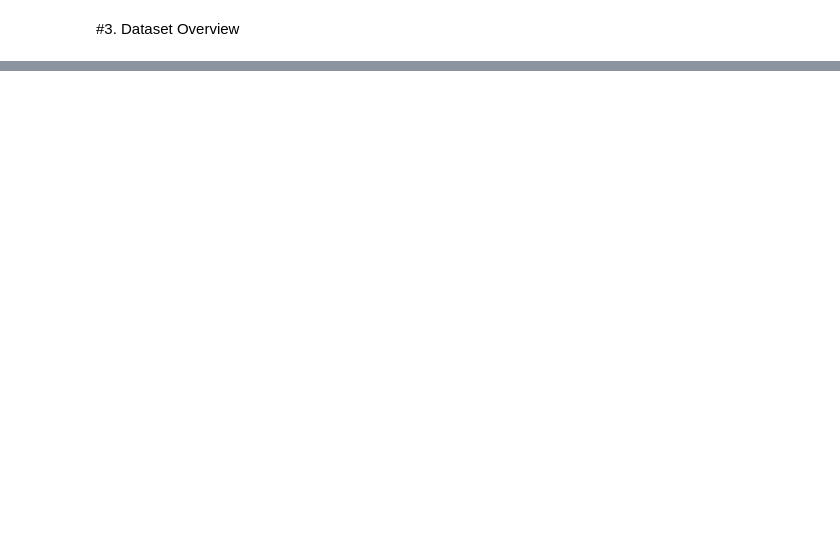
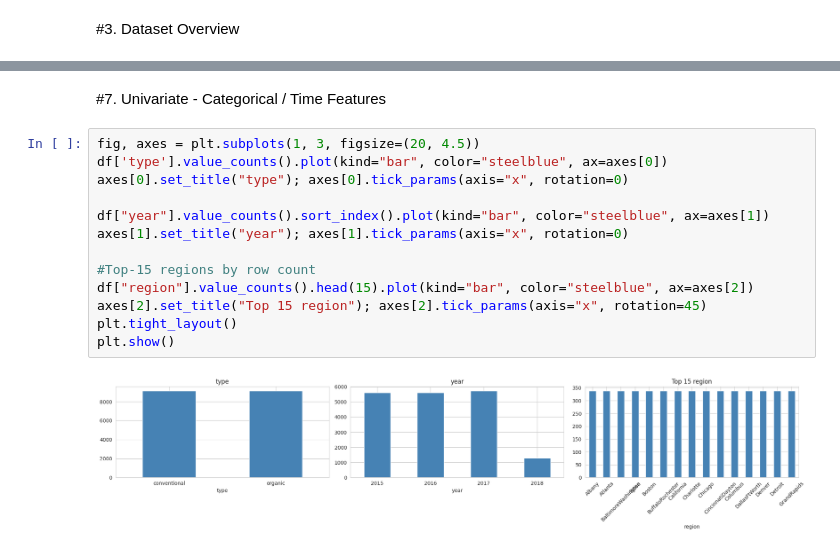
Before and after one commit to JWasonga/Statistical_Data_Analytics, a Jupyter notebook: 1_eda.ipynb, the cells around one changed output, grey strips where cells are left out. Cells and saved outputs as stored; diff of their text form; blank space fills up the shorter version.

```diff
--- a/1_eda.ipynb
+++ b/1_eda.ipynb
@@ -273,0 +144,17 @@ plt.tight_layout(); plt.show()
+# %% [markdown]
+#7. Univariate - Categorical / Time Features
+# %%
+fig, axes = plt.subplots(1, 3, figsize=(20, 4.5))
+df['type'].value_counts().plot(kind="bar", color="steelblue", ax=axes[0])
+axes[0].set_title("type"); axes[0].tick_params(axis="x", rotation=0)
+
+df["year"].value_counts().sort_index().plot(kind="bar", color="steelblue", ax=axes[1])
+axes[1].set_title("year"); axes[1].tick_params(axis="x", rotation=0)
+
+#Top-15 regions by row count
+df["region"].value_counts().head(15).plot(kind="bar", color="steelblue", ax=axes[2])
+axes[2].set_title("Top 15 region"); axes[2].tick_params(axis="x", rotation=45)
+plt.tight_layout()
+plt.show()
+# %% [output]
+[figure, added]
```
Also changed, not shown: parts of 44 cells of this notebook.
